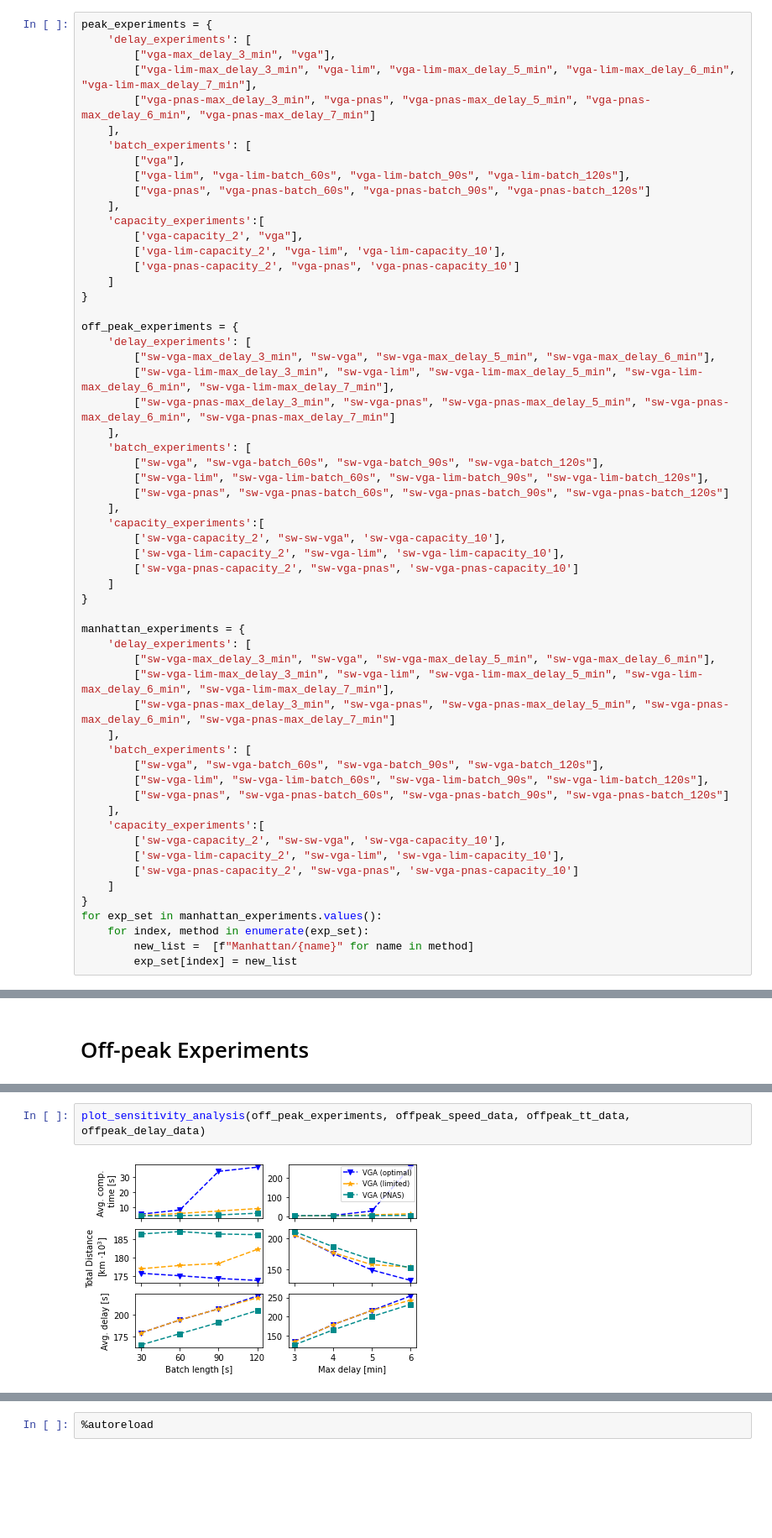
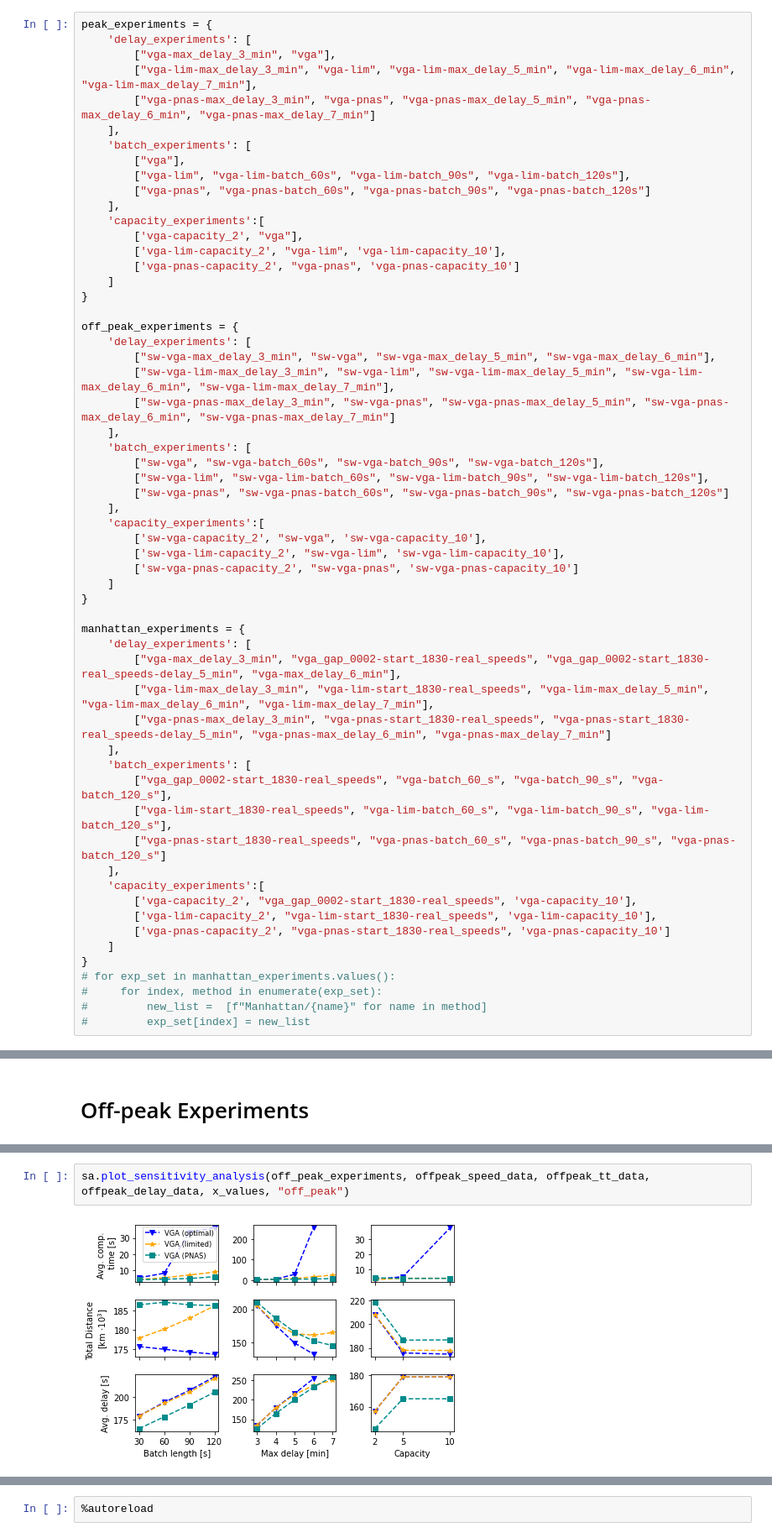
Before and after one commit to aicenter/simod, a Jupyter notebook: python/jupyter/Sensitivity Analysis.ipynb, the cells around one changed output, grey strips where cells are left out. Shown: that part at 84% size. Saved outputs shown, nothing was run; the diff lists cells and outputs as text; blank space fills up the shorter version.

Commit message:
fixed Manhattan PNAS config, sensitivity analysis updated

```diff
--- a/python/jupyter/Sensitivity Analysis.ipynb
+++ b/python/jupyter/Sensitivity Analysis.ipynb
@@ -64,7 +64,7 @@ off_peak_experiments = {
         ["sw-vga-pnas", "sw-vga-pnas-batch_60s", "sw-vga-pnas-batch_90s", "sw-vga-pnas-batch_120s"]
     ],
     'capacity_experiments':[
-        ['sw-vga-capacity_2', "sw-sw-vga", 'sw-vga-capacity_10'],
+        ['sw-vga-capacity_2', "sw-vga", 'sw-vga-capacity_10'],
         ['sw-vga-lim-capacity_2', "sw-vga-lim", 'sw-vga-lim-capacity_10'],
         ['sw-vga-pnas-capacity_2', "sw-vga-pnas", 'sw-vga-pnas-capacity_10']
     ]
@@ -72,25 +72,25 @@ off_peak_experiments = {
 
 manhattan_experiments = {
     'delay_experiments': [
-        ["sw-vga-max_delay_3_min", "sw-vga", "sw-vga-max_delay_5_min", "sw-vga-max_delay_6_min"],
-        ["sw-vga-lim-max_delay_3_min", "sw-vga-lim", "sw-vga-lim-max_delay_5_min", "sw-vga-lim-max_delay_6_min", "sw-vga-lim-max_delay_7_min"],
-        ["sw-vga-pnas-max_delay_3_min", "sw-vga-pnas", "sw-vga-pnas-max_delay_5_min", "sw-vga-pnas-max_delay_6_min", "sw-vga-pnas-max_delay_7_min"]
+        ["vga-max_delay_3_min", "vga_gap_0002-start_1830-real_speeds", "vga_gap_0002-start_1830-real_speeds-delay_5_min", "vga-max_delay_6_min"],
+        ["vga-lim-max_delay_3_min", "vga-lim-start_1830-real_speeds", "vga-lim-max_delay_5_min", "vga-lim-max_delay_6_min", "vga-lim-max_delay_7_min"],
+        ["vga-pnas-max_delay_3_min", "vga-pnas-start_1830-real_speeds", "vga-pnas-start_1830-real_speeds-delay_5_min", "vga-pnas-max_delay_6_min", "vga-pnas-max_delay_7_min"]
     ],
     'batch_experiments': [
-        ["sw-vga", "sw-vga-batch_60s", "sw-vga-batch_90s", "sw-vga-batch_120s"],
-        ["sw-vga-lim", "sw-vga-lim-batch_60s", "sw-vga-lim-batch_90s", "sw-vga-lim-batch_120s"],
-        ["sw-vga-pnas", "sw-vga-pnas-batch_60s", "sw-vga-pnas-batch_90s", "sw-vga-pnas-batch_120s"]
+        ["vga_gap_0002-start_1830-real_speeds", "vga-batch_60_s", "vga-batch_90_s", "vga-batch_120_s"],
+        ["vga-lim-start_1830-real_speeds", "vga-lim-batch_60_s", "vga-lim-batch_90_s", "vga-lim-batch_120_s"],
+        ["vga-pnas-start_1830-real_speeds", "vga-pnas-batch_60_s", "vga-pnas-batch_90_s", "vga-pnas-batch_120_s"]
     ],
     'capacity_experiments':[
-        ['sw-vga-capacity_2', "sw-sw-vga", 'sw-vga-capacity_10'],
-        ['sw-vga-lim-capacity_2', "sw-vga-lim", 'sw-vga-lim-capacity_10'],
-        ['sw-vga-pnas-capacity_2', "sw-vga-pnas", 'sw-vga-pnas-capacity_10']
+        ['vga-capacity_2', "vga_gap_0002-start_1830-real_speeds", 'vga-capacity_10'],
+        ['vga-lim-capacity_2', "vga-lim-start_1830-real_speeds", 'vga-lim-capacity_10'],
+        ['vga-pnas-capacity_2', "vga-pnas-start_1830-real_speeds", 'vga-pnas-capacity_10']
     ]
 }
-for exp_set in manhattan_experiments.values():
-    for index, method in enumerate(exp_set):
-        new_list =  [f"Manhattan/{name}" for name in method]
-        exp_set[index] = new_list
+# for exp_set in manhattan_experiments.values():
+#     for index, method in enumerate(exp_set):
+#         new_list =  [f"Manhattan/{name}" for name in method]
+#         exp_set[index] = new_list
 # %%
 loaded_edges = roadmaptools.inout.load_geojson(config.agentpolis.map_edges_filepath)
 edge_data = edges.make_data_frame(loaded_edges)
@@ -175,4 +175,4 @@ FileNotFoundError: [Errno 2] No such file or directory: 'C:/AIC Experiment Data/
 # %%
-plot_sensitivity_analysis(off_peak_experiments, offpeak_speed_data, offpeak_tt_data, offpeak_delay_data)
+sa.plot_sensitivity_analysis(off_peak_experiments, offpeak_speed_data, offpeak_tt_data, offpeak_delay_data, x_values, "off_peak")
 # %% [output]
-[figure, old version]
+[figure, new version]
```
Also changed, not shown: parts of 16 cells of this notebook, 10 other files.
